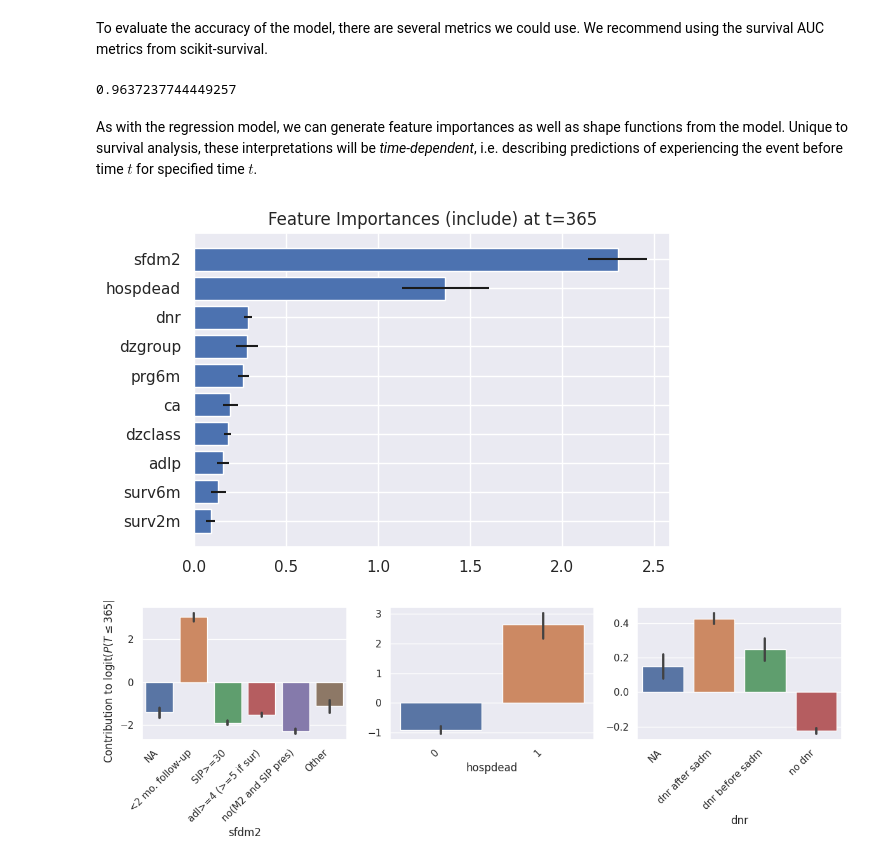
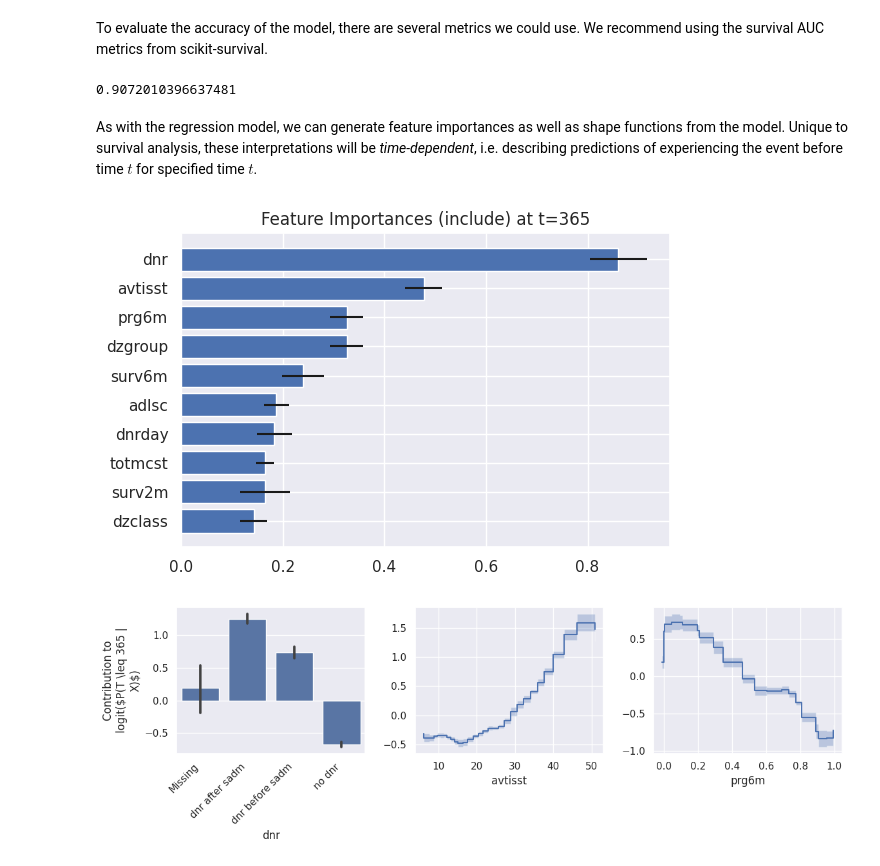
Before and after one commit to udellgroup/dnamite, a Jupyter notebook: docs/source/notebooks/quick_start.ipynb, the cells around one changed output. Cells and saved outputs as stored; diff of their text form; code cells hidden in the pictures.

Commit message:
Updates to User Guides for dnamite 1.0.6

```diff
--- a/docs/source/notebooks/quick_start.ipynb
+++ b/docs/source/notebooks/quick_start.ipynb
@@ -100,35 +101,26 @@ Fitting a DNAMite model for survival analysis is very similar to fitting a DNAMi
 # %%
 from dnamite.models import DNAMiteSurvival
 
-model = DNAMiteSurvival(
-    n_features=X_train.shape[1],
-    device=device,
-    num_pairs=5
-)
+model = DNAMiteSurvival()
 model.fit(X_train, y_train)
 # %% [markdown]
 To evaluate the accuracy of the model, there are several metrics we could use. We recommend using the survival AUC metrics from scikit-survival.
 # %%
 from sksurv.metrics import cumulative_dynamic_auc
 
-test_times = np.linspace(
-    max(y_train["time"].min(), y_test[y_test["event"] > 0]["time"].min()) + 1e-4,
-    min(y_train["time"].max(), y_test[y_test["event"] > 0]["time"].max()) - 1e-4,
-    100
-)
-
+test_times = np.linspace(30, 365*4, 100)
 surv_preds = model.predict_survival(X_test, test_times)
 _, mean_auc = cumulative_dynamic_auc(y_train, y_test, 1 - surv_preds, test_times)
 mean_auc
 # %% [output]
-0.9637237744449257
+0.9072010396637481
 # %% [markdown]
 As with the regression model, we can generate feature importances as well as shape functions from the model. Unique to survival analysis, these interpretations will be *time-dependent*, i.e. describing predictions of experiencing the event before time $t$ for specified time $t$.
 # %%
 model.plot_feature_importances(eval_times=365)
 # %% [output]
-[figure, old version]
+[figure, new version]
 # %%
-model.plot_shape_function(["sfdm2", "hospdead", "dnr"], eval_times=365)
+model.plot_shape_function(["dnr", "avtisst", "prg6m"], eval_times=365)
 # %% [output]
-[figure, old version]
+[figure, new version]
```
Also changed, not shown: parts of 9 cells of this notebook, 3 other files.
